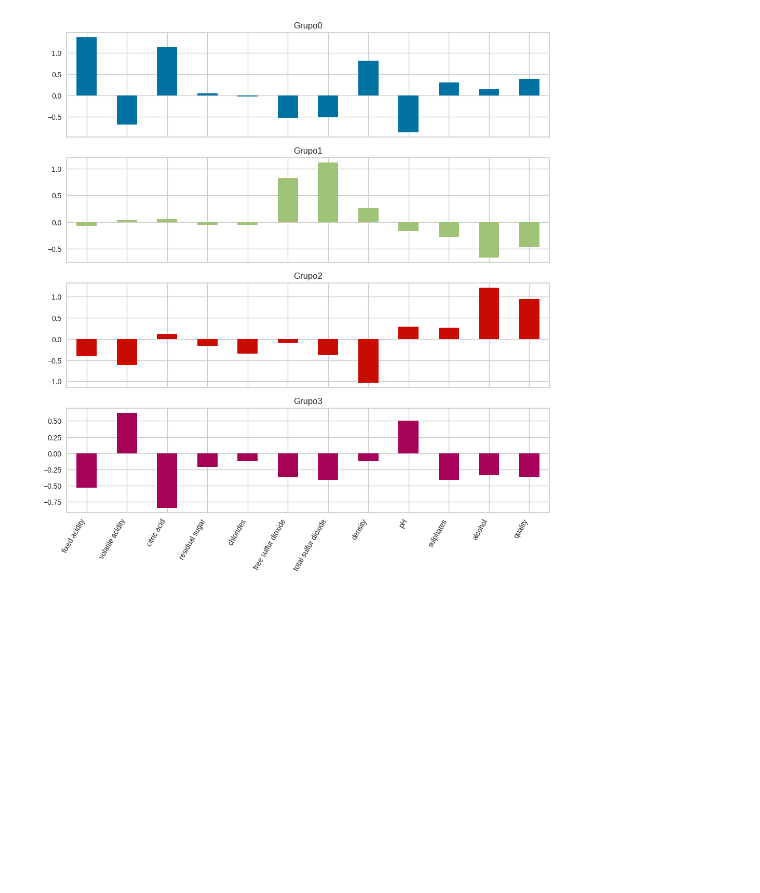
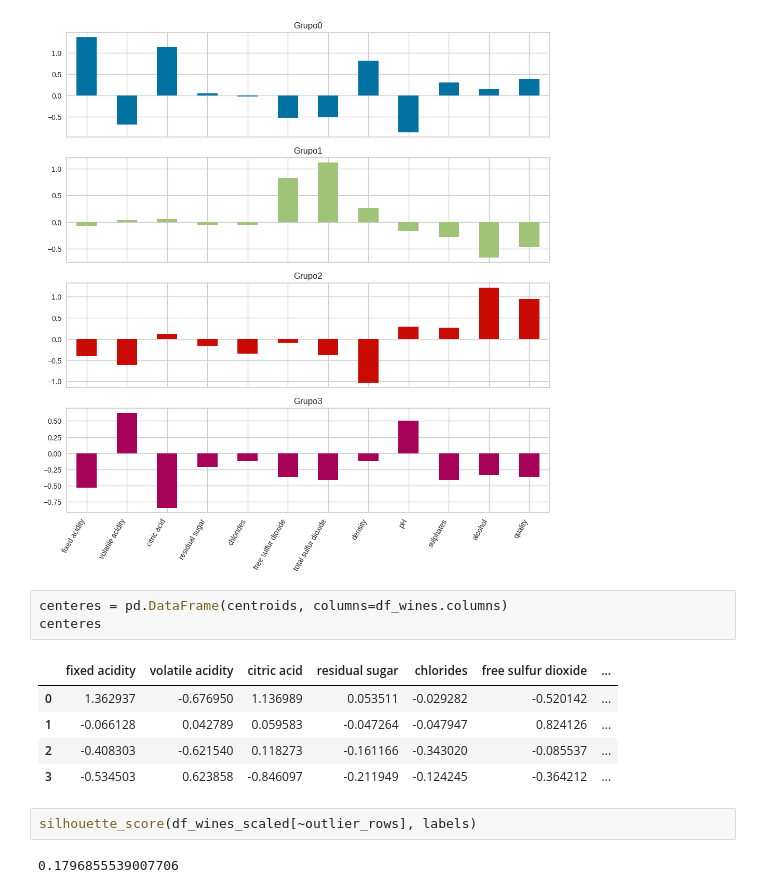
Before and after one commit to ribeirolucas962/Analises-de-Clusteriza-o, a Jupyter notebook: cluster_de_vinho.ipynb, the cells around one changed output. Saved outputs shown, nothing was run; the diff lists cells and outputs as text; blank space fills up the shorter version.

```diff
--- a/cluster_de_vinho.ipynb
+++ b/cluster_de_vinho.ipynb
@@ -112,3 +113,16 @@ plt.tight_layout
 plt.show()
 # %% [output]
 [figure]
+# %%
+centeres = pd.DataFrame(centroids, columns=df_wines.columns)
+centeres
+# %% [output]
+|  | fixed acidity | volatile acidity | citric acid | residual sugar | chlorides | free sulfur dioxide | ... |
+| 0 | 1.362937 | -0.676950 | 1.136989 | 0.053511 | -0.029282 | -0.520142 | ... |
+| 1 | -0.066128 | 0.042789 | 0.059583 | -0.047264 | -0.047947 | 0.824126 | ... |
+| 2 | -0.408303 | -0.621540 | 0.118273 | -0.161166 | -0.343020 | -0.085537 | ... |
+| 3 | -0.534503 | 0.623858 | -0.846097 | -0.211949 | -0.124245 | -0.364212 | ... |
+# %%
+silhouette_score(df_wines_scaled[~outlier_rows], labels)
+# %% [output]
+0.1796855539007706
```
Also changed, not shown: parts of 2 cells of this notebook.
